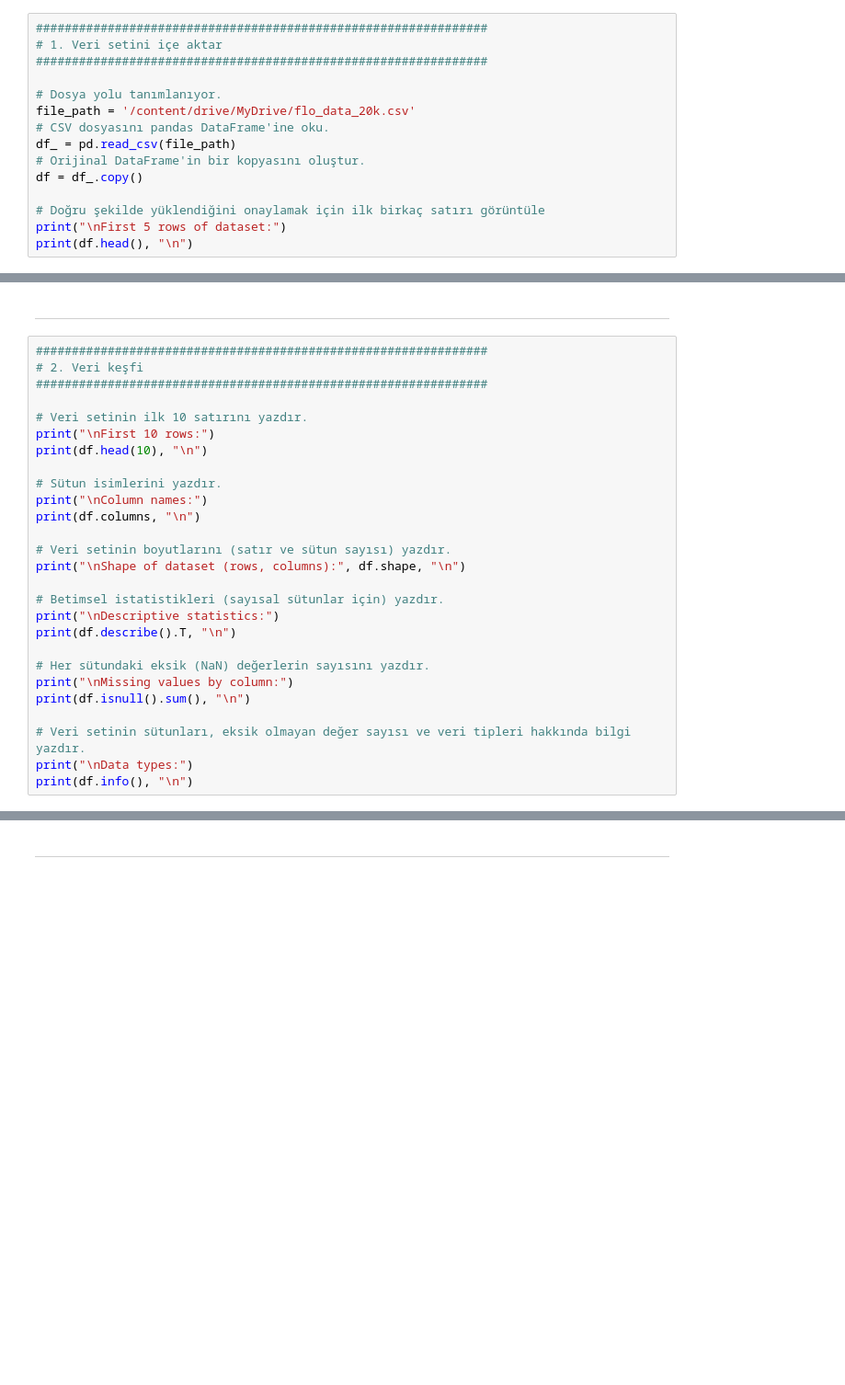
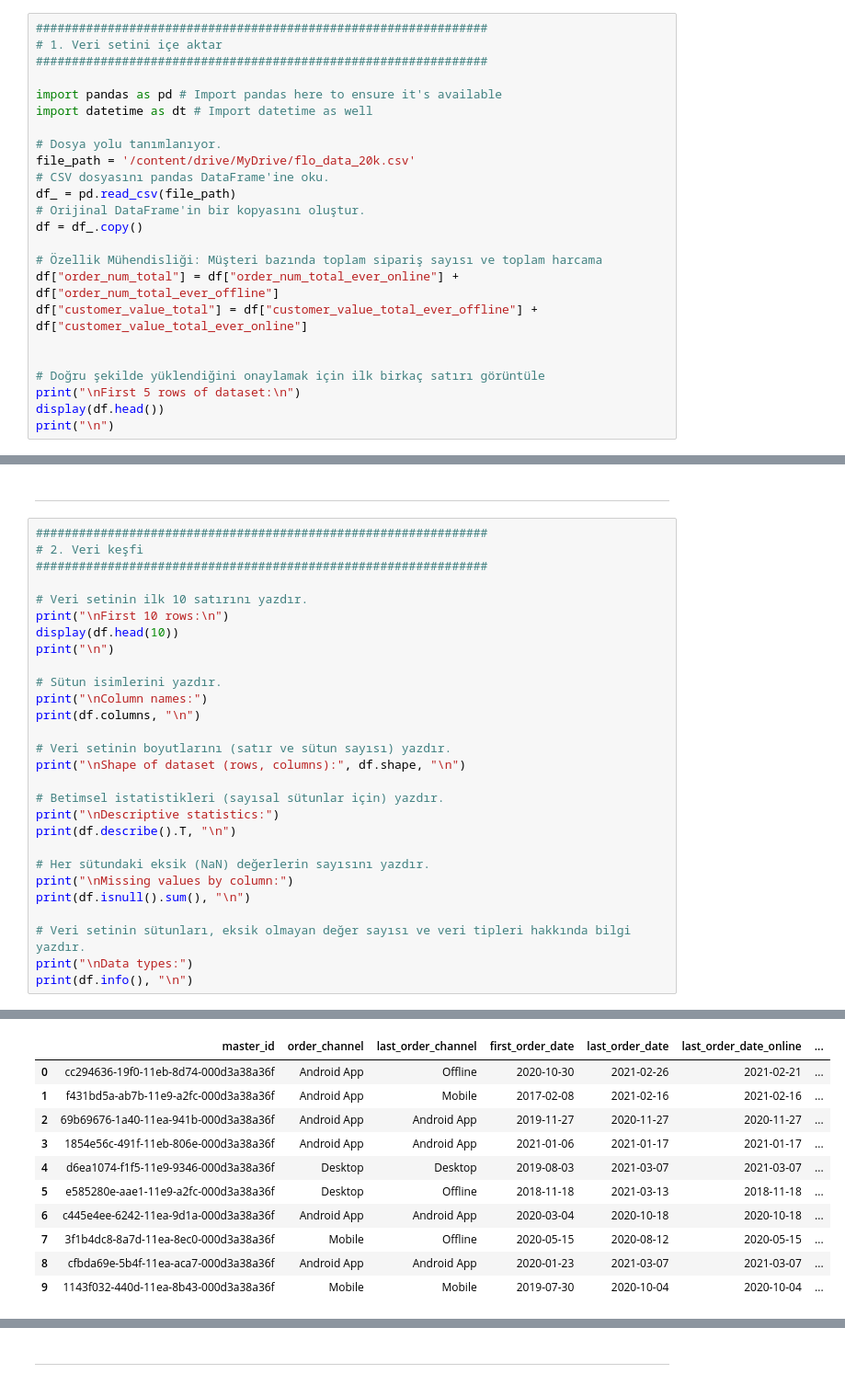
Before and after one commit to gulizsamgar/PYTHON-Customer-Segmentation-with-RFM, a Jupyter notebook: FLO_RFM_analysis.ipynb, the cells around one changed output, grey strips where cells are left out. Shown: that part at 92% size. Cells and saved outputs as stored; diff of their text form; blank space fills up the shorter version.

```diff
--- a/FLO_RFM_analysis.ipynb
+++ b/FLO_RFM_analysis.ipynb
@@ -53,6 +55,9 @@ pd.set_option('display.width',1000)
 ###############################################################
 # 1. Veri setini içe aktar
 ###############################################################
+
+import pandas as pd # Import pandas here to ensure it's available
+import datetime as dt # Import datetime as well
 
 # Dosya yolu tanımlanıyor.
 file_path = '/content/drive/MyDrive/flo_data_20k.csv'
@@ -61,8 +66,14 @@ df_ = pd.read_csv(file_path)
 # Orijinal DataFrame'in bir kopyasını oluştur.
 df = df_.copy()
 
+# Özellik Mühendisliği: Müşteri bazında toplam sipariş sayısı ve toplam harcama
+df["order_num_total"] = df["order_num_total_ever_online"] + df["order_num_total_ever_offline"]
+df["customer_value_total"] = df["customer_value_total_ever_offline"] + df["customer_value_total_ever_online"]
+
+
 # Doğru şekilde yüklendiğini onaylamak için ilk birkaç satırı görüntüle
-print("\nFirst 5 rows of dataset:")
-print(df.head(), "\n")
+print("\nFirst 5 rows of dataset:\n")
+display(df.head())
+print("\n")
 # %% [output]
 First 5 rows of dataset:
@@ -99,8 +110,9 @@ First 5 rows of dataset:
 ###############################################################
 
 # Veri setinin ilk 10 satırını yazdır.
-print("\nFirst 10 rows:")
-print(df.head(10), "\n")
+print("\nFirst 10 rows:\n")
+display(df.head(10))
+print("\n")
 
 # Sütun isimlerini yazdır.
 print("\nColumn names:")
@@ -140,0 +137,11 @@ None
+|  | master_id | order_channel | last_order_channel | first_order_date | last_order_date | last_order_date_online | ... |
+| 0 | cc294636-19f0-11eb-8d74-000d3a38a36f | Android App | Offline | 2020-10-30 | 2021-02-26 | 2021-02-21 | ... |
+| 1 | f431bd5a-ab7b-11e9-a2fc-000d3a38a36f | Android App | Mobile | 2017-02-08 | 2021-02-16 | 2021-02-16 | ... |
+| 2 | 69b69676-1a40-11ea-941b-000d3a38a36f | Android App | Android App | 2019-11-27 | 2020-11-27 | 2020-11-27 | ... |
+| 3 | 1854e56c-491f-11eb-806e-000d3a38a36f | Android App | Android App | 2021-01-06 | 2021-01-17 | 2021-01-17 | ... |
+| 4 | d6ea1074-f1f5-11e9-9346-000d3a38a36f | Desktop | Desktop | 2019-08-03 | 2021-03-07 | 2021-03-07 | ... |
+| 5 | e585280e-aae1-11e9-a2fc-000d3a38a36f | Desktop | Offline | 2018-11-18 | 2021-03-13 | 2018-11-18 | ... |
+| 6 | c445e4ee-6242-11ea-9d1a-000d3a38a36f | Android App | Android App | 2020-03-04 | 2020-10-18 | 2020-10-18 | ... |
+| 7 | 3f1b4dc8-8a7d-11ea-8ec0-000d3a38a36f | Mobile | Offline | 2020-05-15 | 2020-08-12 | 2020-05-15 | ... |
+| 8 | cfbda69e-5b4f-11ea-aca7-000d3a38a36f | Android App | Android App | 2020-01-23 | 2021-03-07 | 2021-03-07 | ... |
+| 9 | 1143f032-440d-11ea-8b43-000d3a38a36f | Mobile | Mobile | 2019-07-30 | 2020-10-04 | 2020-10-04 | ... |
```
Also changed, not shown: parts of 8 cells of this notebook.
